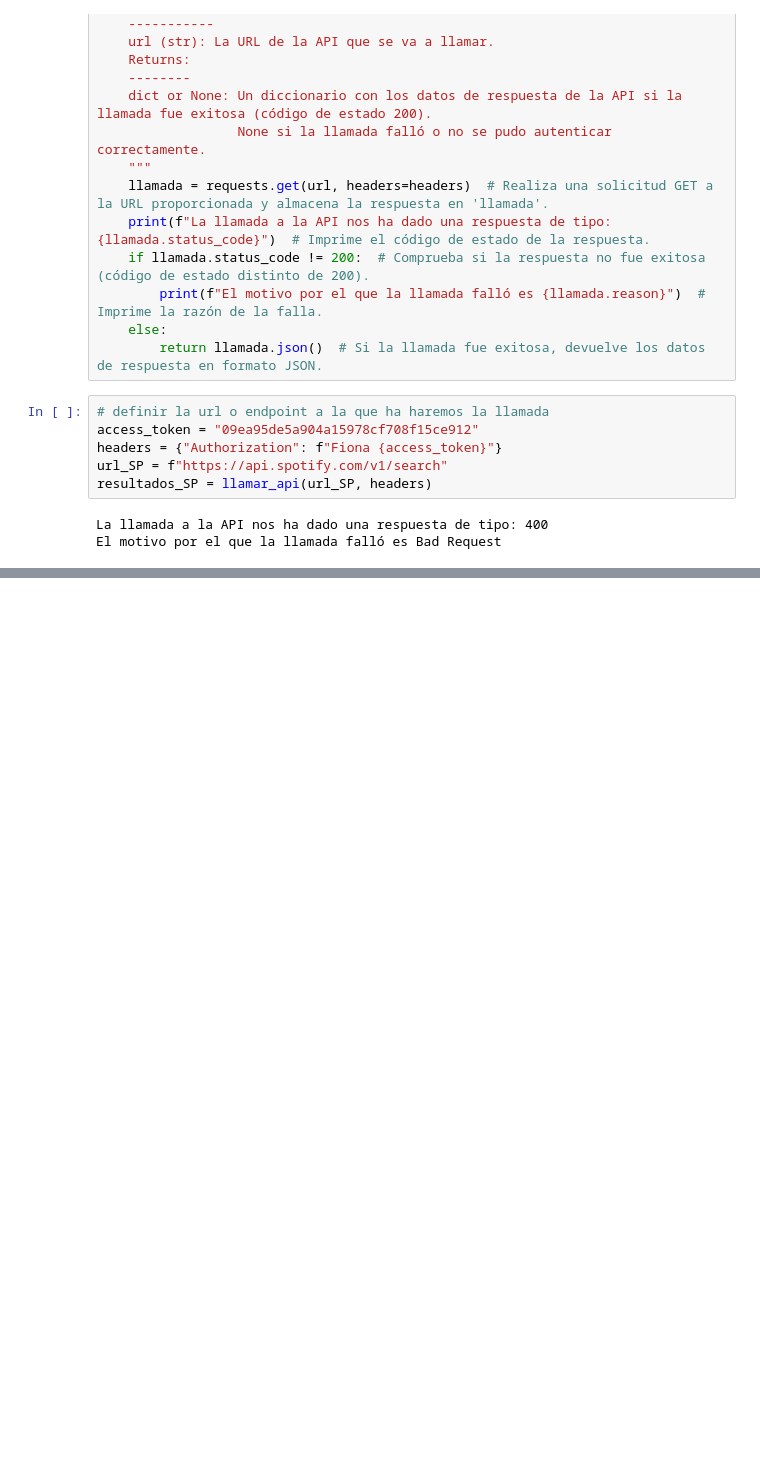
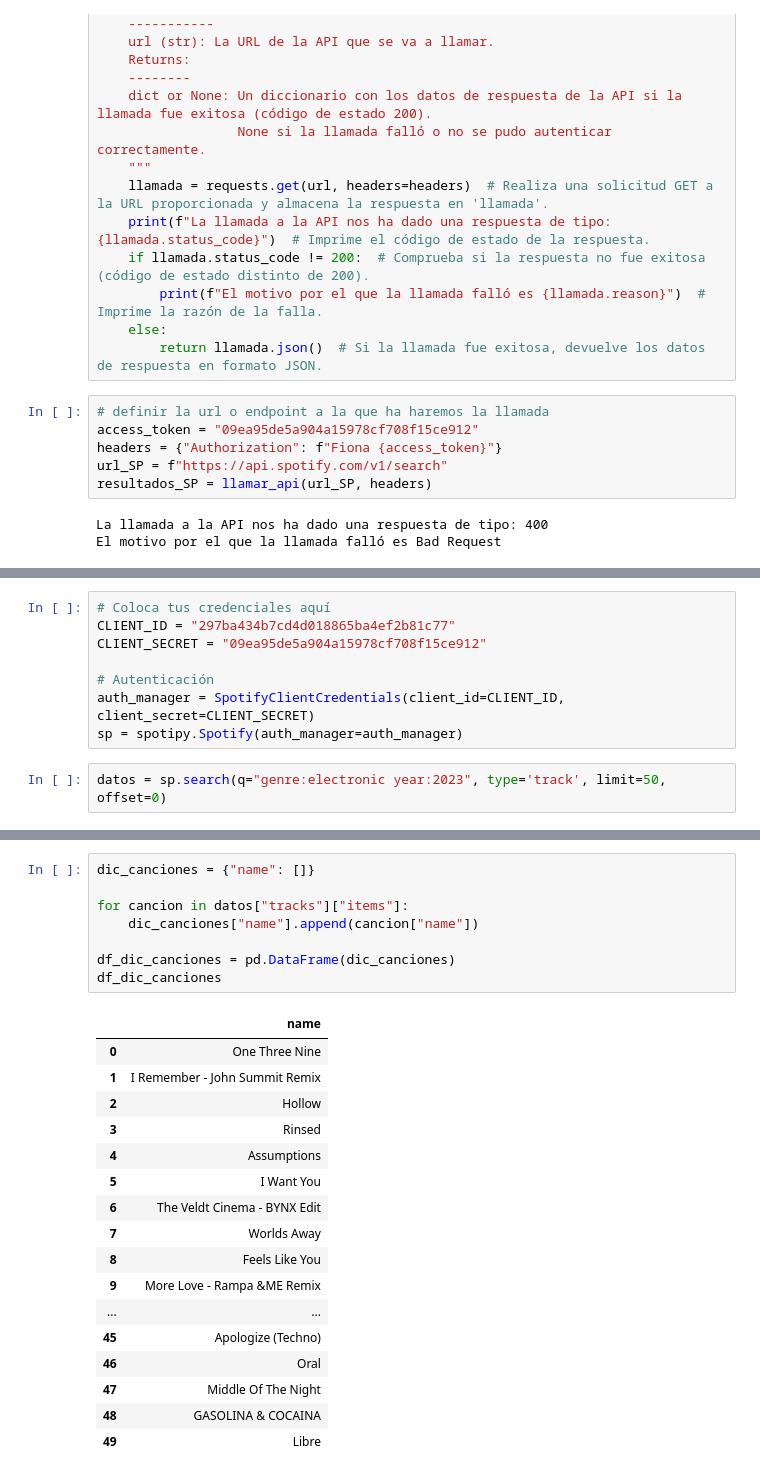
Before and after one commit to mpenacasares/equipo-2-musicStream-data-promoK, a Jupyter notebook: notebooks/1_estraccion_spotify.ipynb, the cells around one changed output, grey strips where cells are left out. Saved outputs shown, nothing was run; the diff lists cells and outputs as text; blank space fills up the shorter version.

Commit message:
Añadiendo ejemplo extracción spoti

```diff
--- a/notebooks/1_estraccion_spotify.ipynb
+++ b/notebooks/1_estraccion_spotify.ipynb
@@ -38,0 +55,10 @@ El motivo por el que la llamada falló es Bad Request
+# %%
+# Coloca tus credenciales aquí
+CLIENT_ID = "297ba434b7cd4d018865ba4ef2b81c77"
+CLIENT_SECRET = "09ea95de5a904a15978cf708f15ce912"
+
+# Autenticación
+auth_manager = SpotifyClientCredentials(client_id=CLIENT_ID, client_secret=CLIENT_SECRET)
+sp = spotipy.Spotify(auth_manager=auth_manager)
+# %%
+datos = sp.search(q="genre:electronic year:2023", type='track', limit=50, offset=0)
@@ -38,0 +88,26 @@ El motivo por el que la llamada falló es Bad Request
+# %%
+dic_canciones = {"name": []}
+
+for cancion in datos["tracks"]["items"]:
+    dic_canciones["name"].append(cancion["name"])
+
+df_dic_canciones = pd.DataFrame(dic_canciones)
+df_dic_canciones
+# %% [output]
+|  | name |
+| 0 | One Three Nine |
+| 1 | I Remember - John Summit Remix |
+| 2 | Hollow |
+| 3 | Rinsed |
+| 4 | Assumptions |
+| 5 | I Want You |
+| 6 | The Veldt Cinema - BYNX Edit |
+| 7 | Worlds Away |
+| 8 | Feels Like You |
+| 9 | More Love - Rampa &ME Remix |
+| ... | ... |
+| 45 | Apologize (Techno) |
+| 46 | Oral |
+| 47 | Middle Of The Night |
+| 48 | GASOLINA & COCAINA |
+| 49 | Libre |
```
Also changed, not shown: parts of 4 cells of this notebook, 2 other files.
